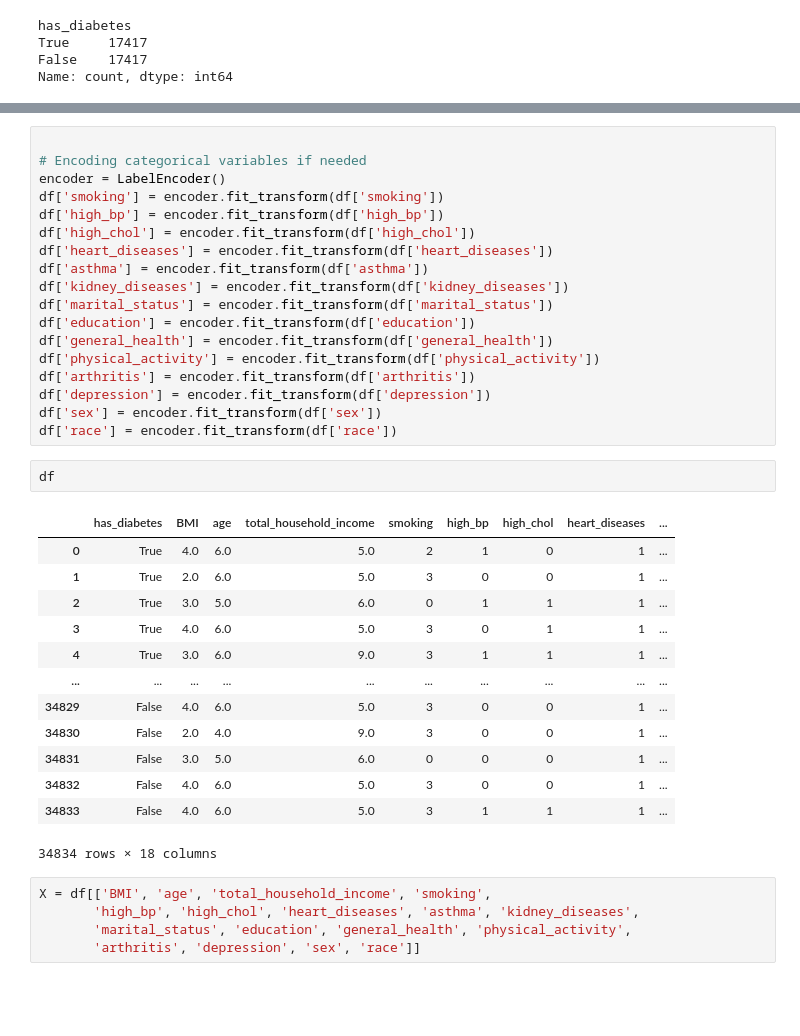
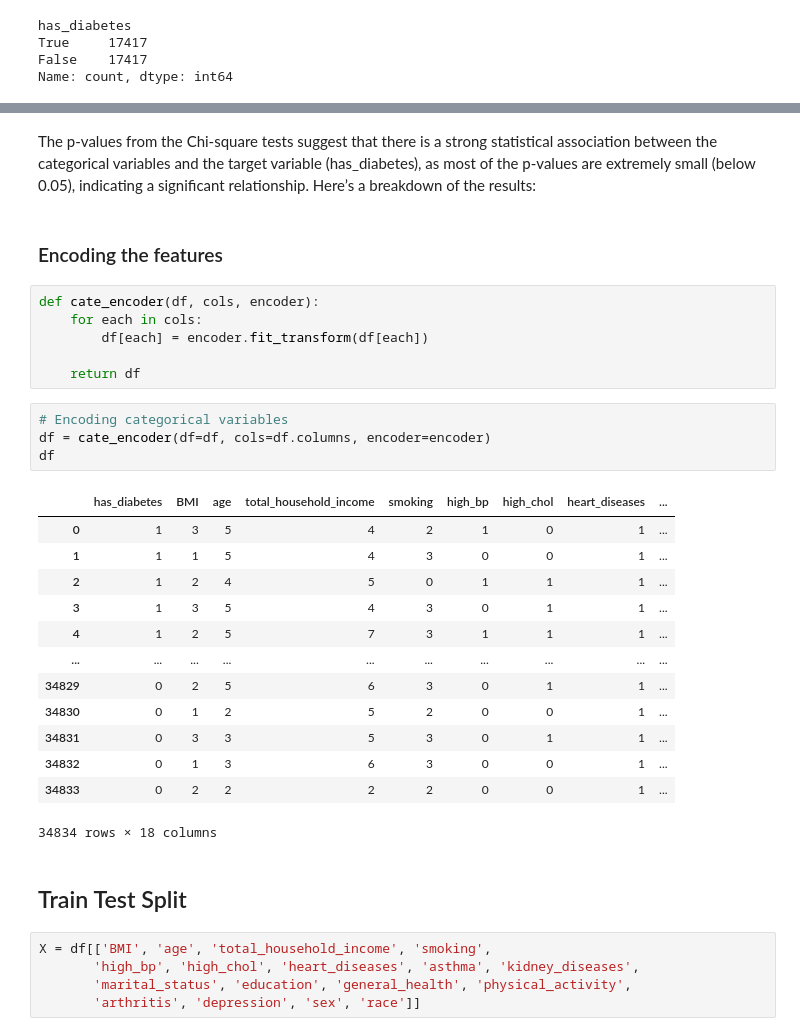
Before and after one commit to psgpyc/MLDPPI, a Jupyter notebook: 5050_analysis.ipynb, the cells around one changed output, grey strips where cells are left out. Cells and saved outputs as stored; diff of their text form; blank space fills up the shorter version.

```diff
--- a/5050_analysis.ipynb
+++ b/5050_analysis.ipynb
@@ -82,37 +113,33 @@ df.to_csv('./dataset/sampled_50_50_dataset.csv', index=False)
+# %% [markdown]
+The p-values from the Chi-square tests suggest that there is a strong statistical association between the categorical variables and the target variable (has_diabetes), as most of the p-values are extremely small (below 0.05), indicating a significant relationship. Here’s a breakdown of the results:
+# %% [markdown]
+### Encoding the features
+# %%
+def cate_encoder(df, cols, encoder):
+    for each in cols:
+        df[each] = encoder.fit_transform(df[each])
+
+    return df
 # %%
-
-# Encoding categorical variables if needed
-encoder = LabelEncoder()
-df['smoking'] = encoder.fit_transform(df['smoking'])
-df['high_bp'] = encoder.fit_transform(df['high_bp'])
-df['high_chol'] = encoder.fit_transform(df['high_chol'])
-df['heart_diseases'] = encoder.fit_transform(df['heart_diseases'])
-df['asthma'] = encoder.fit_transform(df['asthma'])
-df['kidney_diseases'] = encoder.fit_transform(df['kidney_diseases'])
-df['marital_status'] = encoder.fit_transform(df['marital_status'])
-df['education'] = encoder.fit_transform(df['education'])
-df['general_health'] = encoder.fit_transform(df['general_health'])
-df['physical_activity'] = encoder.fit_transform(df['physical_activity'])
-df['arthritis'] = encoder.fit_transform(df['arthritis'])
-df['depression'] = encoder.fit_transform(df['depression'])
-df['sex'] = encoder.fit_transform(df['sex'])
-df['race'] = encoder.fit_transform(df['race'])
+# Encoding categorical variables
+df = cate_encoder(df=df, cols=df.columns, encoder=encoder)
+df
+# %% [output]
+|  | has_diabetes | BMI | age | total_household_income | smoking | high_bp | high_chol | heart_diseases | ... |
+| 0 | 1 | 3 | 5 | 4 | 2 | 1 | 0 | 1 | ... |
+| 1 | 1 | 1 | 5 | 4 | 3 | 0 | 0 | 1 | ... |
+| 2 | 1 | 2 | 4 | 5 | 0 | 1 | 1 | 1 | ... |
+| 3 | 1 | 3 | 5 | 4 | 3 | 0 | 1 | 1 | ... |
+| 4 | 1 | 2 | 5 | 7 | 3 | 1 | 1 | 1 | ... |
+| ... | ... | ... | ... | ... | ... | ... | ... | ... | ... |
+| 34829 | 0 | 2 | 5 | 6 | 3 | 0 | 1 | 1 | ... |
+| 34830 | 0 | 1 | 2 | 5 | 2 | 0 | 0 | 1 | ... |
+| 34831 | 0 | 3 | 3 | 5 | 3 | 0 | 1 | 1 | ... |
+| 34832 | 0 | 1 | 3 | 6 | 3 | 0 | 0 | 1 | ... |
+| 34833 | 0 | 2 | 2 | 2 | 2 | 0 | 0 | 1 | ... |
+34834 rows × 18 columns
-# %%
-df
-# %% [output]
-|  | has_diabetes | BMI | age | total_household_income | smoking | high_bp | high_chol | heart_diseases | ... |
-| 0 | True | 4.0 | 6.0 | 5.0 | 2 | 1 | 0 | 1 | ... |
-| 1 | True | 2.0 | 6.0 | 5.0 | 3 | 0 | 0 | 1 | ... |
-| 2 | True | 3.0 | 5.0 | 6.0 | 0 | 1 | 1 | 1 | ... |
-| 3 | True | 4.0 | 6.0 | 5.0 | 3 | 0 | 1 | 1 | ... |
-| 4 | True | 3.0 | 6.0 | 9.0 | 3 | 1 | 1 | 1 | ... |
-| ... | ... | ... | ... | ... | ... | ... | ... | ... | ... |
-| 34829 | False | 4.0 | 6.0 | 5.0 | 3 | 0 | 0 | 1 | ... |
-| 34830 | False | 2.0 | 4.0 | 9.0 | 3 | 0 | 0 | 1 | ... |
-| 34831 | False | 3.0 | 5.0 | 6.0 | 0 | 0 | 0 | 1 | ... |
-| 34832 | False | 4.0 | 6.0 | 5.0 | 3 | 0 | 0 | 1 | ... |
-| 34833 | False | 4.0 | 6.0 | 5.0 | 3 | 1 | 1 | 1 | ... |
-34834 rows × 18 columns
+# %% [markdown]
+## Train Test Split
 # %%
 X = df[['BMI', 'age', 'total_household_income', 'smoking',
        'high_bp', 'high_chol', 'heart_diseases', 'asthma', 'kidney_diseases',
```
Also changed, not shown: parts of 44 cells of this notebook, 8 other files.
